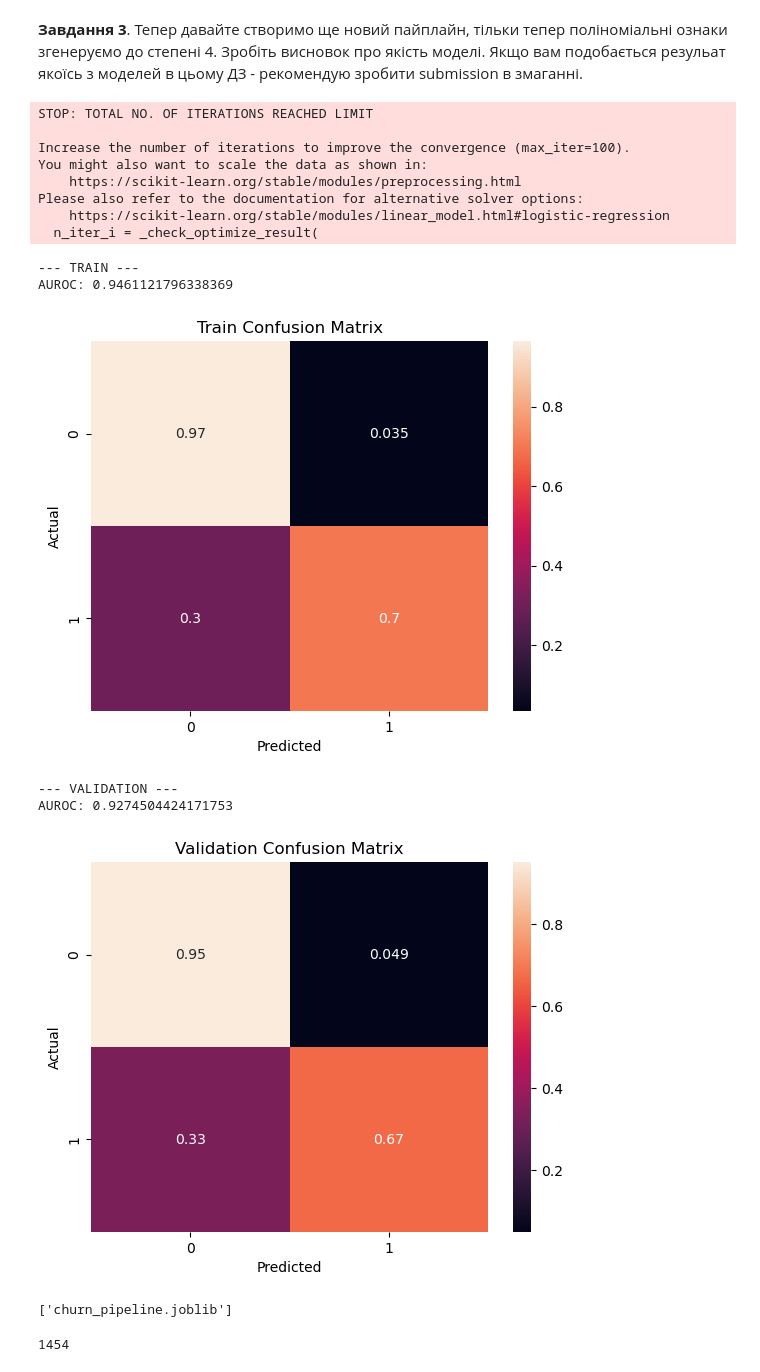
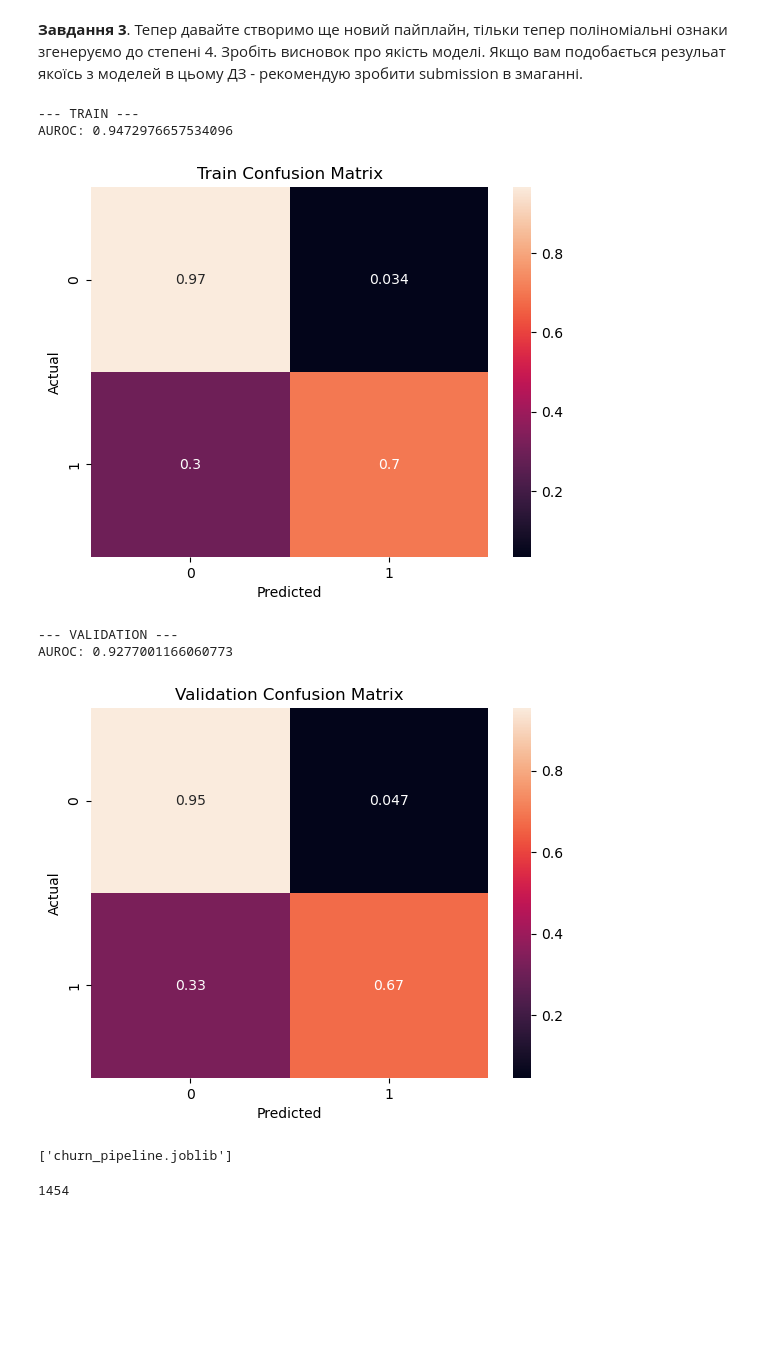
Before and after one commit to spznk/mlds_tasks, a Jupyter notebook: md2/topic2.2/HW_2_2_Поліноміальні_ознаки_Pipelines.ipynb, the cells around one changed output. Saved outputs shown, nothing was run; the diff lists cells and outputs as text; code cells hidden in the pictures; blank space fills up the shorter version.

Commit message:
added iterations for model

```diff
--- a/md2/topic2.2/HW_2_2_Поліноміальні_ознаки_Pipelines.ipynb
+++ b/md2/topic2.2/HW_2_2_Поліноміальні_ознаки_Pipelines.ipynb
@@ -250,7 +250,7 @@ preprocessor = ColumnTransformer(transformers=[
 ])
 model_pipeline = Pipeline(steps=[
     ('prep', preprocessor),
-    ('model', LogisticRegression())
+    ('model', LogisticRegression(max_iter=200))  # because it reaches limit at 100
 ])
 
 # Fit the pipeline
@@ -259,48 +259,40 @@ model_pipeline.fit(train_inputs, train_target)
 
 # Create function to predict probabilities and classes + show some metrics
 def predict_and_show_metrics(df_name, inputs, target):
     print(f"--- {df_name.upper()} ---")
     probs = model_pipeline.predict_proba(inputs)
     preds = model_pipeline.predict(inputs)
 
     fpr, tpr, thresholds = roc_curve(target, probs[:, 1])
     auc_roc = auc(fpr, tpr)
 
     print('AUROC:', auc_roc)
 
     cf_norm = confusion_matrix(target, preds, normalize='true')
     plt.figure()
     sns.heatmap(cf_norm, annot=True)
     plt.xlabel('Predicted')
     plt.ylabel('Actual')
     plt.title(f'{df_name} Confusion Matrix')
     plt.show()
 
     return {'probs': probs[:, 1], 'preds': preds}
 
 
 # Make predictions and show metrics for train and val
 train_results = predict_and_show_metrics('Train', train_inputs, train_target)
 val_results = predict_and_show_metrics('Validation', val_inputs, val_target)
 
 # Write model into a file
 joblib.dump(model_pipeline, 'churn_pipeline.joblib')
 # %% [output]
-STOP: TOTAL NO. OF ITERATIONS REACHED LIMIT
-
-Increase the number of iterations to improve the convergence (max_iter=100).
-You might also want to scale the data as shown in:
-    https://scikit-learn.org/stable/modules/preprocessing.html
-Please also refer to the documentation for alternative solver options:
-    https://scikit-learn.org/stable/modules/linear_model.html#logistic-regression
-  n_iter_i = _check_optimize_result(
+--- TRAIN ---
+AUROC: 0.9472976657534096
+[figure]
---- TRAIN ---
-AUROC: 0.9461121796338369
+--- VALIDATION ---
+AUROC: 0.9277001166060773
-[figure]
+[figure]
---- VALIDATION ---
-AUROC: 0.9274504424171753
+['churn_pipeline.joblib']
-[figure]
-['churn_pipeline.joblib']
 # %%
 # Check number of features
 len(model_pipeline[:-1].get_feature_names_out())
```
Also changed, not shown: 1 other file.
